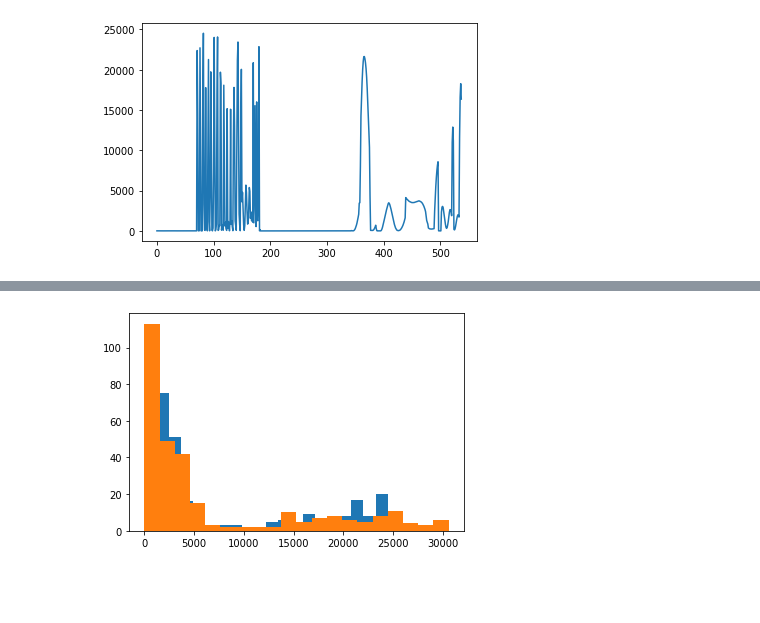
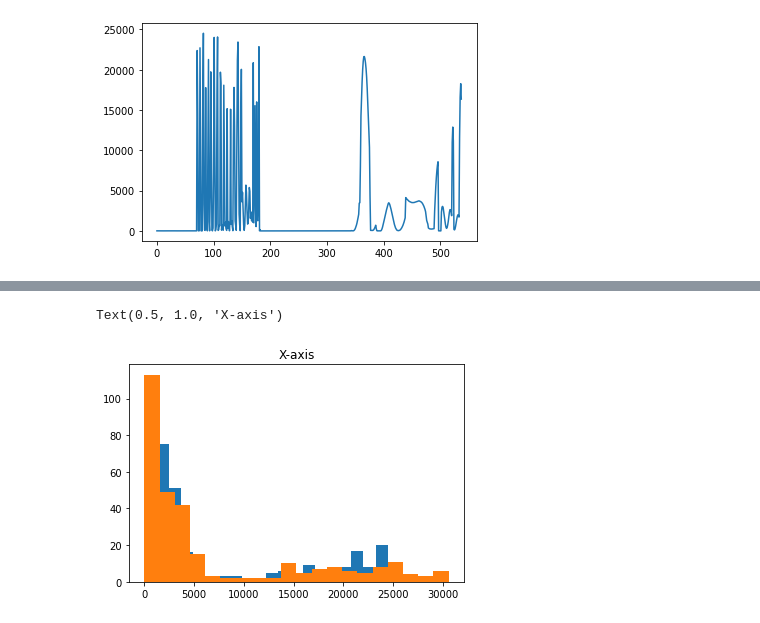
Before and after one commit to limu007/cube, a Jupyter notebook: Attitude_august.ipynb, the cells around one changed output, grey strips where cells are left out. Drawn from its saved outputs; the diff is of its cells as text; code cells hidden in the pictures; blank space fills up the shorter version.

```diff
--- a/Attitude_august.ipynb
+++ b/Attitude_august.ipynb
@@ -282,5 +248,8 @@ pl.hist(aset[ssel,3],20);
 # %%
+ssel=aset[:,0]*aset[:,1]>1000
 pl.hist(aset[ssel,0],20);
 pl.hist(aset[ssel,2],20);
+pl.title('X-axis')
 # %% [output]
+Text(0.5, 1.0, 'X-axis')
-[figure, old version]
+[figure, new version]
```
Also changed, not shown: parts of 12 cells of this notebook.
